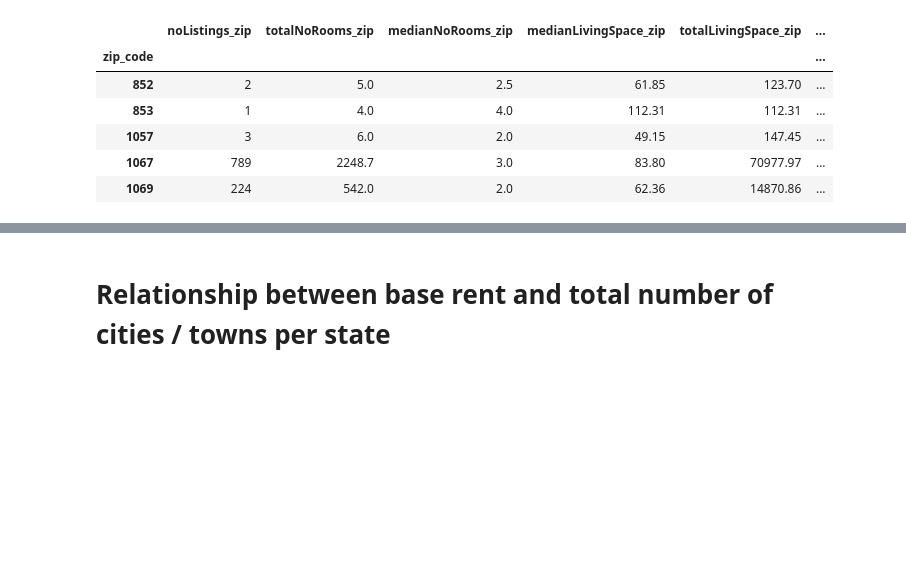
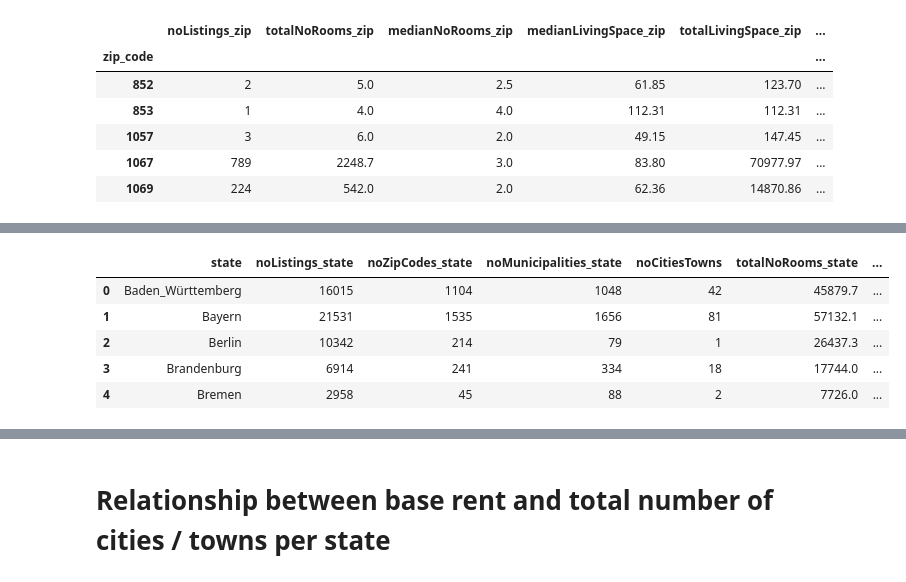
Before and after one commit to femi-lujo/germany_rental_apartments, a Jupyter notebook: notebooks/B_exploratory_data_analysis_final.ipynb, the cells around one changed output, grey strips where cells are left out. Saved outputs shown, nothing was run; the diff lists cells and outputs as text; code cells hidden in the pictures; blank space fills up the shorter version.

```diff
--- a/notebooks/B_exploratory_data_analysis_final.ipynb
+++ b/notebooks/B_exploratory_data_analysis_final.ipynb
@@ -260,0 +293,2 @@ zip_code_summary.head()
+# %%
+state_shapes['NAME_1'] = state_shapes.NAME_1.str.replace('-', '_')
@@ -260,0 +303,10 @@ zip_code_summary.head()
+# %%
+state_metrics_shapes = gpd.GeoDataFrame(pd.merge(state_metrics, state_shapes, on = 'state', how = 'inner'))
+state_metrics_shapes.head()
+# %% [output]
+|  | state | noListings_state | noZipCodes_state | noMunicipalities_state | noCitiesTowns | totalNoRooms_state | ... |
+| 0 | Baden_Württemberg | 16015 | 1104 | 1048 | 42 | 45879.7 | ... |
+| 1 | Bayern | 21531 | 1535 | 1656 | 81 | 57132.1 | ... |
+| 2 | Berlin | 10342 | 214 | 79 | 1 | 26437.3 | ... |
+| 3 | Brandenburg | 6914 | 241 | 334 | 18 | 17744.0 | ... |
+| 4 | Bremen | 2958 | 45 | 88 | 2 | 7726.0 | ... |
```
Also changed, not shown: parts of 11 cells of this notebook.
